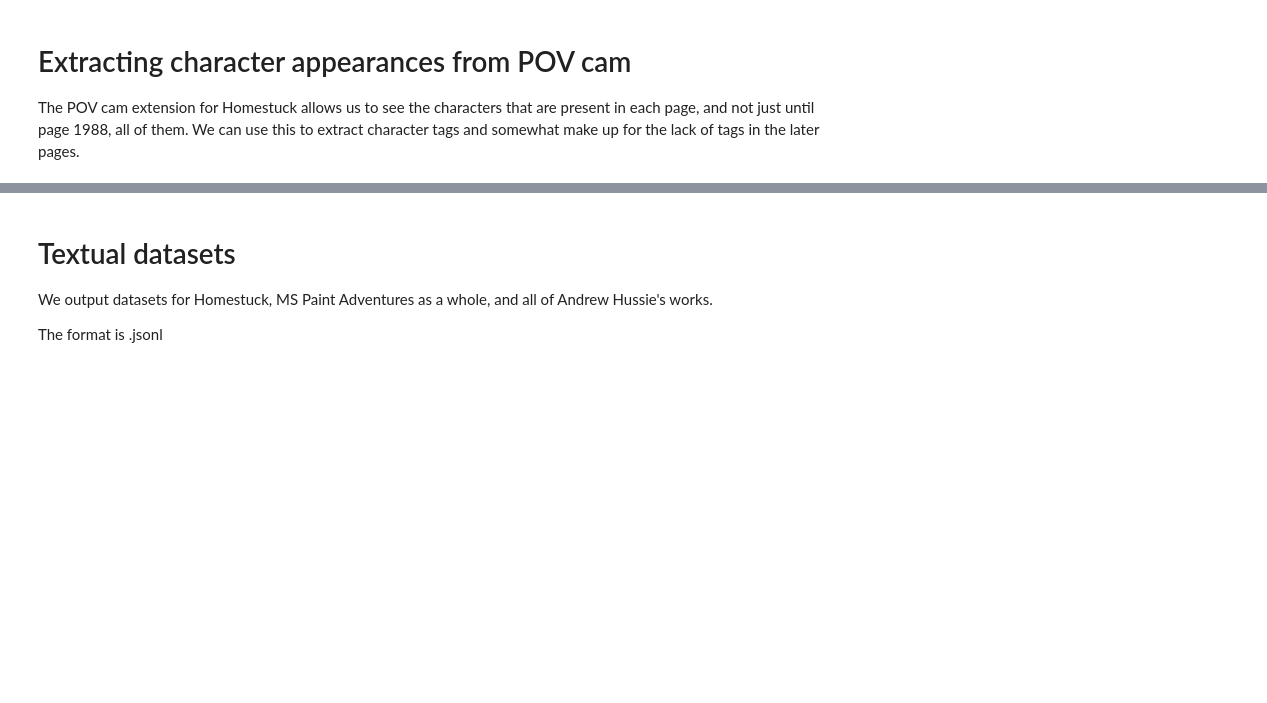
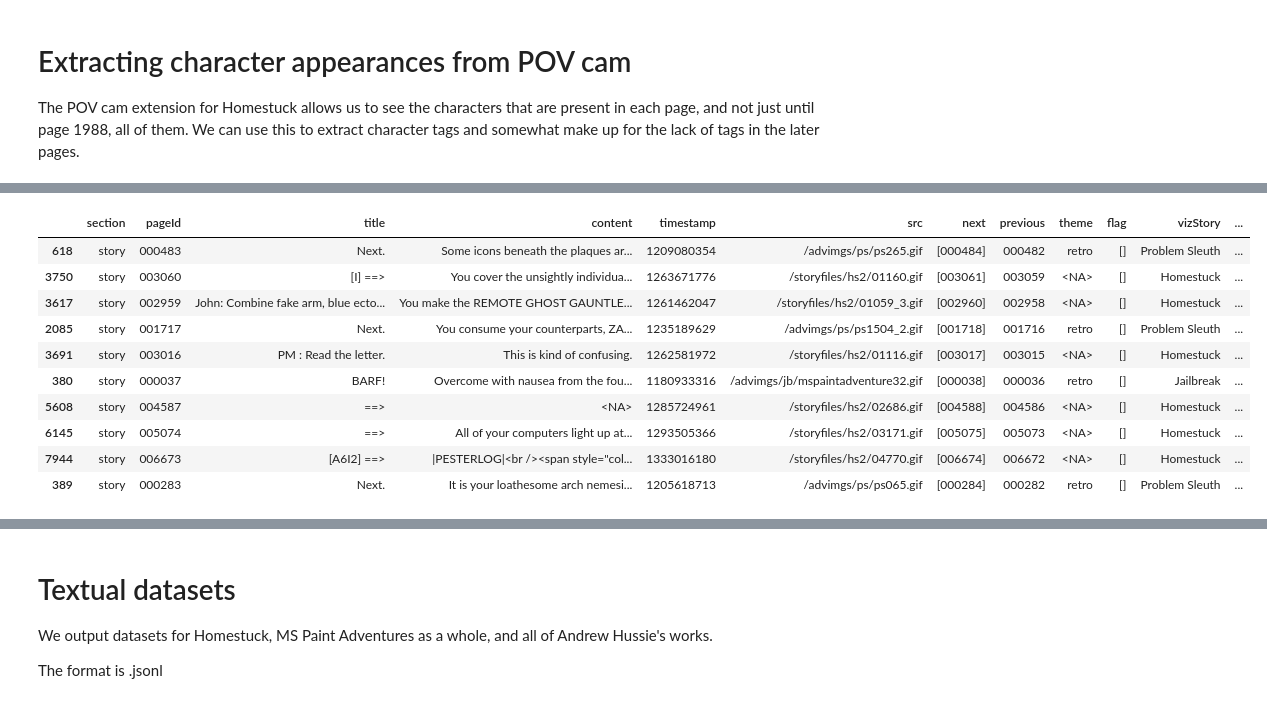
Before and after one commit to recordcrash/homestuck-dataset, a Jupyter notebook: notebooks/collection_to_data.ipynb, the cells around one changed output, grey strips where cells are left out. Drawn from its saved outputs; the diff is of its cells as text; code cells hidden in the pictures; blank space fills up the shorter version.

Commit message:
add image tagger model data

```diff
--- a/notebooks/collection_to_data.ipynb
+++ b/notebooks/collection_to_data.ipynb
@@ -1345,0 +1350,49 @@ mspa_df_with_pov[mspa_df_with_pov['pov_characters'].apply(len) > 0].sample(10)
+# %%
+# mspa_df_with_pov currently has these columns representing MSPA data:
+# section (str, per page): the section of the MSPA website the page is in, always a string like "story"
+# pageId (str, per page): the page number, usually a six digit padded string like "001901", sometimes a regular string like "pony"
+# title (str, per page): the title of the page, usually the command given in the previous page, always a string like "John: Enter name."
+# content (str, per page): the content of the page, usually the page minus the panels (includes dialog and HTML)
+# timestamp (timestamp, per page): the UNIX timestamp of the page, always a number like 1580000000
+# src (str, per panel): the partial image file name, when prefixed with mspaintadventures.com or homestuck.com, something like "/storyfiles/hs2/001901.gif"
+# next (list of strings, per page): the pageId of the next pages, usually a list of one string like ["001902"]
+# previous (string, per page): the pageId of the previous page, usually a string like "001900"
+# theme (str, per page): the theme of the page, like "A6A6", always a string, usually empty
+# flag (list of strings, per page): a list of flags for Homestuck Collection presentation, some flags like ["R1"] show that the page is part of a "retcon" where Hussie went back and edited panels, others like ["FIREFLY"] show the page has special javascript that shows fireflies flying around the page, a page usually has no flag
+# vizStory (str, per page): essentially a readable version of the section, always a string like "Homestuck"
+# vizPageNumber (str, per page): pages are successive in MSPA but per section in VIZ, for example Homestuck's first page is 1901 in MSPA but 1 in VIZ, always a non-padded string since string pages like "pony" still exist
+# vizPageId (str, per page): we should remove this column, being a combination of section number and viz page that was only used in one dataset we wanted to merge with
+# vizLink (str, per page): the link to the page in the VIZ website, always a full URI like "https://homestuck.com/story/5320"
+# pageNumber (str, per page): like vizPageId but for MSPA format, also should be removed
+# transcript class (str, per panel): the class of the transcript, like "dialogue" or "narration", always a string, usually a NaN which should be replaced with None
+# transcript style (str, per panel): the style of the transcript, in CSS, like "font-weight: bold", always a string, usually a NaN which should be replaced with None
+# transcript tag (str, per panel): the tag of the transcript, like "p" or "div", always a string, usually a NaN which should be replaced with None
+# transcript (str, per panel): the transcript of the panel, the text that appears in the panel, always a string, usually a NaN which should be replaced with None
+# tags (list of strings, per page): the tags of the page, like ["John Egbert", "Rose Lalonde", "Land of Wind and Shade"], always a list of strings, usually an empty list
+# pov_characters (list of strings, per page): the characters that appear in the page according to the POV cam, always a list of strings, usually an empty list
+# pov_commands (list of strings, per page): the commands that the characters have in the page according to the POV cam, always a list of lists of strings (per character), usually an empty list
+
+# Let's start by removing the columns we don't need
+mspa_df_cleaned = mspa_df_with_pov.drop(columns=['vizPageId', 'pageNumber'])
+
+# Replace NaN with pd.NA in the transcript columns
+na_to_pdna_columns = ['transcript_class', 'transcript_style', 'transcript_tag', 'transcript']
+mspa_df_cleaned[na_to_pdna_columns] = mspa_df_cleaned[na_to_pdna_columns].where(mspa_df_cleaned[na_to_pdna_columns].notnull(), pd.NA)
+
+# Replace empty strings with pd.NA in all columns
+mspa_df_cleaned = mspa_df_cleaned.replace('', pd.NA)
+
+# Show some cleaned data
+mspa_df_cleaned.sample(10)
+# %% [output]
+|  | section | pageId | title | content | timestamp | src | next | previous | theme | flag | vizStory | ... |
+| 618 | story | 000483 | Next. | Some icons beneath the plaques ar... | 1209080354 | /advimgs/ps/ps265.gif | [000484] | 000482 | retro | [] | Problem Sleuth | ... |
+| 3750 | story | 003060 | [I] ==> | You cover the unsightly individua... | 1263671776 | /storyfiles/hs2/01160.gif | [003061] | 003059 | <NA> | [] | Homestuck | ... |
+| 3617 | story | 002959 | John: Combine fake arm, blue ecto... | You make the REMOTE GHOST GAUNTLE... | 1261462047 | /storyfiles/hs2/01059_3.gif | [002960] | 002958 | <NA> | [] | Homestuck | ... |
+| 2085 | story | 001717 | Next. | You consume your counterparts, ZA... | 1235189629 | /advimgs/ps/ps1504_2.gif | [001718] | 001716 | retro | [] | Problem Sleuth | ... |
+| 3691 | story | 003016 | PM : Read the letter. | This is kind of confusing. | 1262581972 | /storyfiles/hs2/01116.gif | [003017] | 003015 | <NA> | [] | Homestuck | ... |
+| 380 | story | 000037 | BARF! | Overcome with nausea from the fou... | 1180933316 | /advimgs/jb/mspaintadventure32.gif | [000038] | 000036 | retro | [] | Jailbreak | ... |
+| 5608 | story | 004587 | ==> | <NA> | 1285724961 | /storyfiles/hs2/02686.gif | [004588] | 004586 | <NA> | [] | Homestuck | ... |
+| 6145 | story | 005074 | ==> | All of your computers light up at... | 1293505366 | /storyfiles/hs2/03171.gif | [005075] | 005073 | <NA> | [] | Homestuck | ... |
+| 7944 | story | 006673 | [A6I2] ==> | |PESTERLOG|<br /><span style="col... | 1333016180 | /storyfiles/hs2/04770.gif | [006674] | 006672 | <NA> | [] | Homestuck | ... |
+| 389 | story | 000283 | Next. | It is your loathesome arch nemesi... | 1205618713 | /advimgs/ps/ps065.gif | [000284] | 000282 | retro | [] | Problem Sleuth | ... |
```
Also changed, not shown: parts of 22 cells of this notebook, 1 other file.
